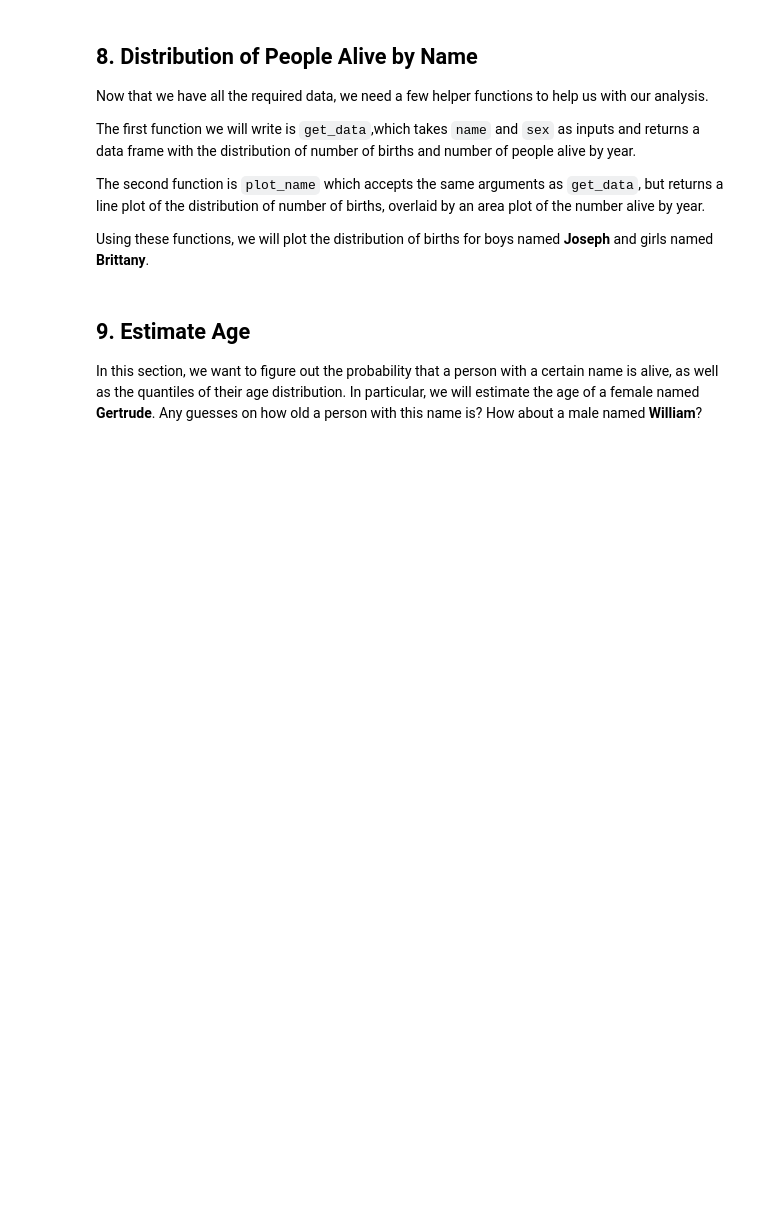
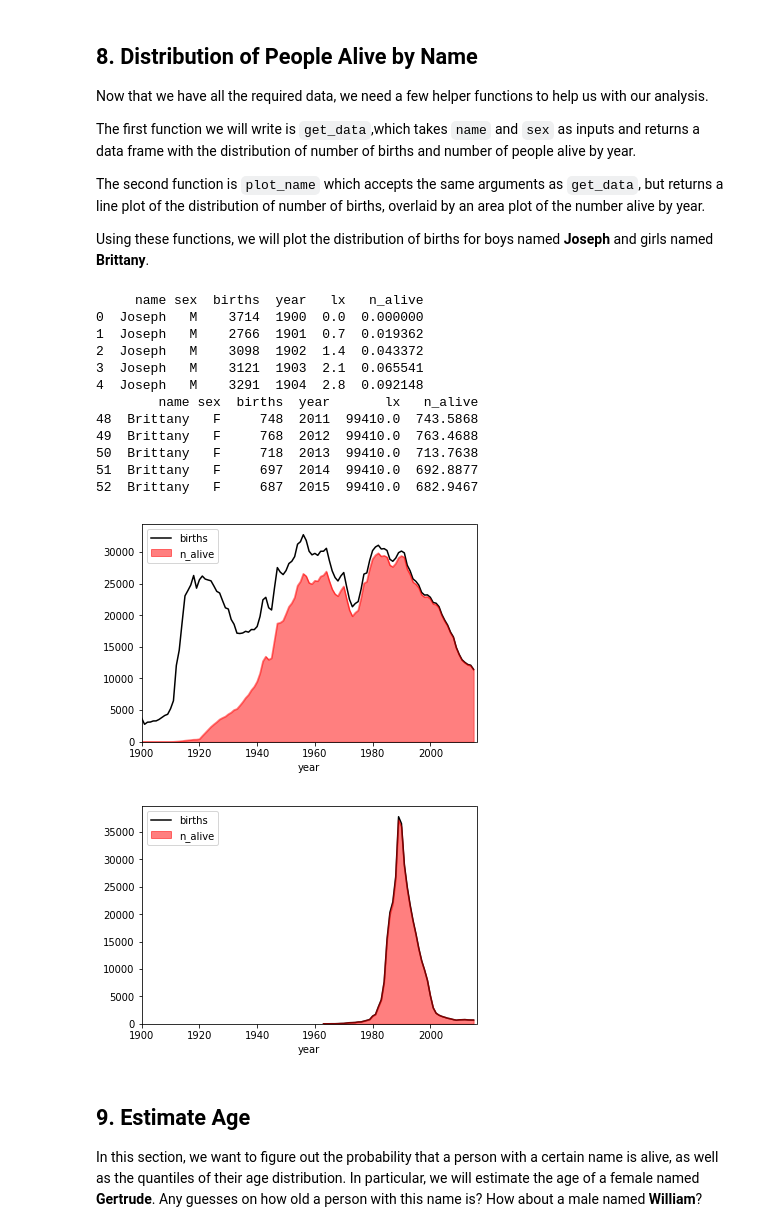
Before and after one commit to AlexAndrei98/Baby-Name-Analysis, a Jupyter notebook: notebook.ipynb, the cells around one changed output. Saved outputs shown, nothing was run; the diff lists cells and outputs as text; code cells hidden in the pictures; blank space fills up the shorter version.

```diff
--- a/notebook.ipynb
+++ b/notebook.ipynb
@@ -249,17 +265,44 @@ lifetables_2016.plot(x='year',y='lx')
 <p>The first function we will write is <code>get_data</code>,which takes <code>name</code> and <code>sex</code> as inputs and returns a data frame with the distribution of number of births and number of people alive by year.</p>
 <p>The second function is <code>plot_name</code> which accepts the same arguments as <code>get_data</code>, but returns a line plot of the distribution of number of births, overlaid by an area plot of the number alive by year.</p>
 <p>Using these functions, we will plot the distribution of births for boys named <strong>Joseph</strong> and girls named <strong>Brittany</strong>.</p>
-# %%
-def get_data(name, sex):
-    # YOUR CODE HERE
-    return
-
-
-def plot_data(name, sex):
-    # YOUR CODE HERE
-    return
-
-# Plot the distribution of births and number alive for Joseph and Brittany
+# %%
+def get_data(name, sex):
+    name_sex = ((bnames['name'] == name) & (bnames['sex'] == sex))
+    data = bnames[name_sex].merge(lifetable_2016_s)
+    data['n_alive'] = data['lx']/(10**5)*data['births']
+    return data
+
+
+def plot_data(name, sex):
+    fig, ax = plt.subplots()
+    dat = get_data(name, sex)
+    dat.plot(x = 'year', y = 'births', ax = ax,
+               color = 'black')
+    dat.plot(x = 'year', y = 'n_alive',
+              kind = 'area', ax = ax,
+              color = 'red', alpha = 0.5)
+    ax.set_xlim(1900, 2016)
+
+# Plot the distribution of births and number alive for Joseph and Brittany
+plot_data('Joseph', 'M')
+print(get_data("Joseph", "M").head())
+plot_data('Brittany', 'F')
+print(get_data("Brittany", "F").tail())
+# %% [output]
+     name sex  births  year   lx   n_alive
+0  Joseph   M    3714  1900  0.0  0.000000
+1  Joseph   M    2766  1901  0.7  0.019362
+2  Joseph   M    3098  1902  1.4  0.043372
+3  Joseph   M    3121  1903  2.1  0.065541
+4  Joseph   M    3291  1904  2.8  0.092148
+        name sex  births  year       lx   n_alive
+48  Brittany   F     748  2011  99410.0  743.5868
+49  Brittany   F     768  2012  99410.0  763.4688
+50  Brittany   F     718  2013  99410.0  713.7638
+51  Brittany   F     697  2014  99410.0  692.8877
+52  Brittany   F     687  2015  99410.0  682.9467
+[figure, added]
+[figure, added]
 # %% [markdown]
 ## 9. Estimate Age
 <p>In this section, we want to figure out the probability that a person with a certain name is alive, as well as the quantiles of their age distribution. In particular, we will estimate the age of a female named <strong>Gertrude</strong>. Any guesses on how old a person with this name is? How about a male named <strong>William</strong>?</p>
```
Also changed, not shown: parts of 2 cells of this notebook, 1 other file.
